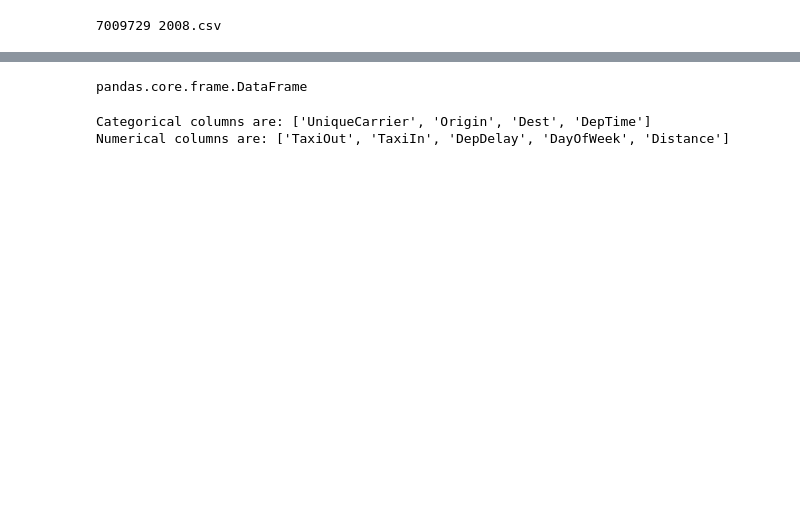
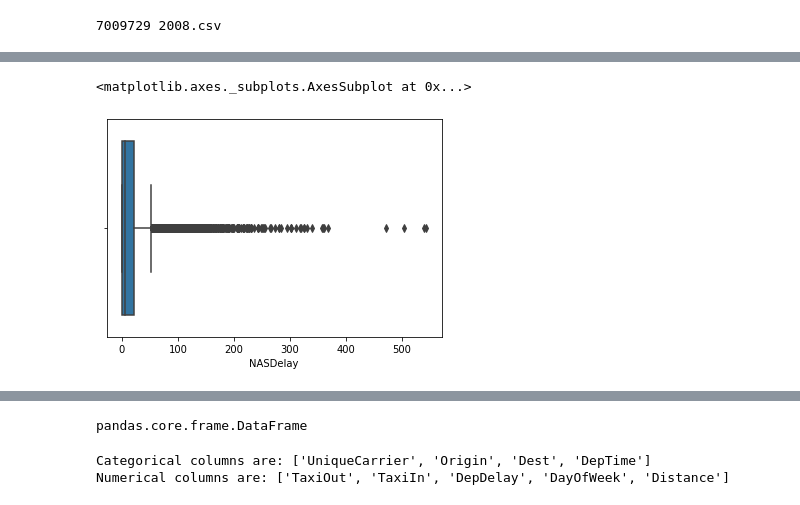
Before and after one commit to aekanun2020/Data-Analytics-using-Python, a Jupyter notebook: Python_Pandas_ScikitLearn_RegressionwithEvaluation.ipynb, the cells around one changed output, grey strips where cells are left out. Drawn from its saved outputs; the diff is of its cells as text; code cells hidden in the pictures; blank space fills up the shorter version.

```diff
--- a/Python_Pandas_ScikitLearn_RegressionwithEvaluation.ipynb
+++ b/Python_Pandas_ScikitLearn_RegressionwithEvaluation.ipynb
@@ -90,0 +177,5 @@ plt.show()
+# %%
+sns.boxplot(x=raw_pd[analysisCol_list[2]])
+# %% [output]
+<matplotlib.axes._subplots.AxesSubplot at 0x...>
+[figure, added]
```
Also changed, not shown: parts of 36 cells of this notebook.
